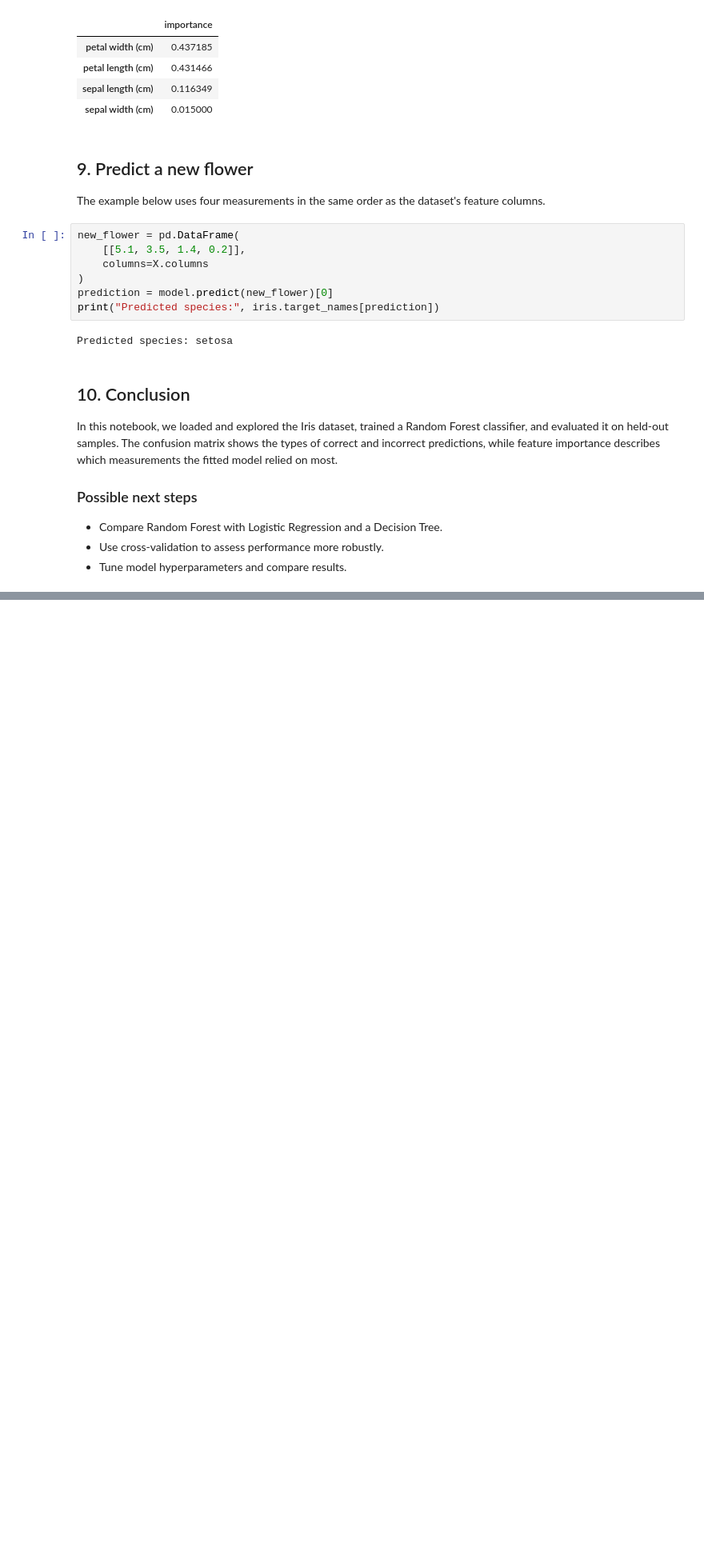
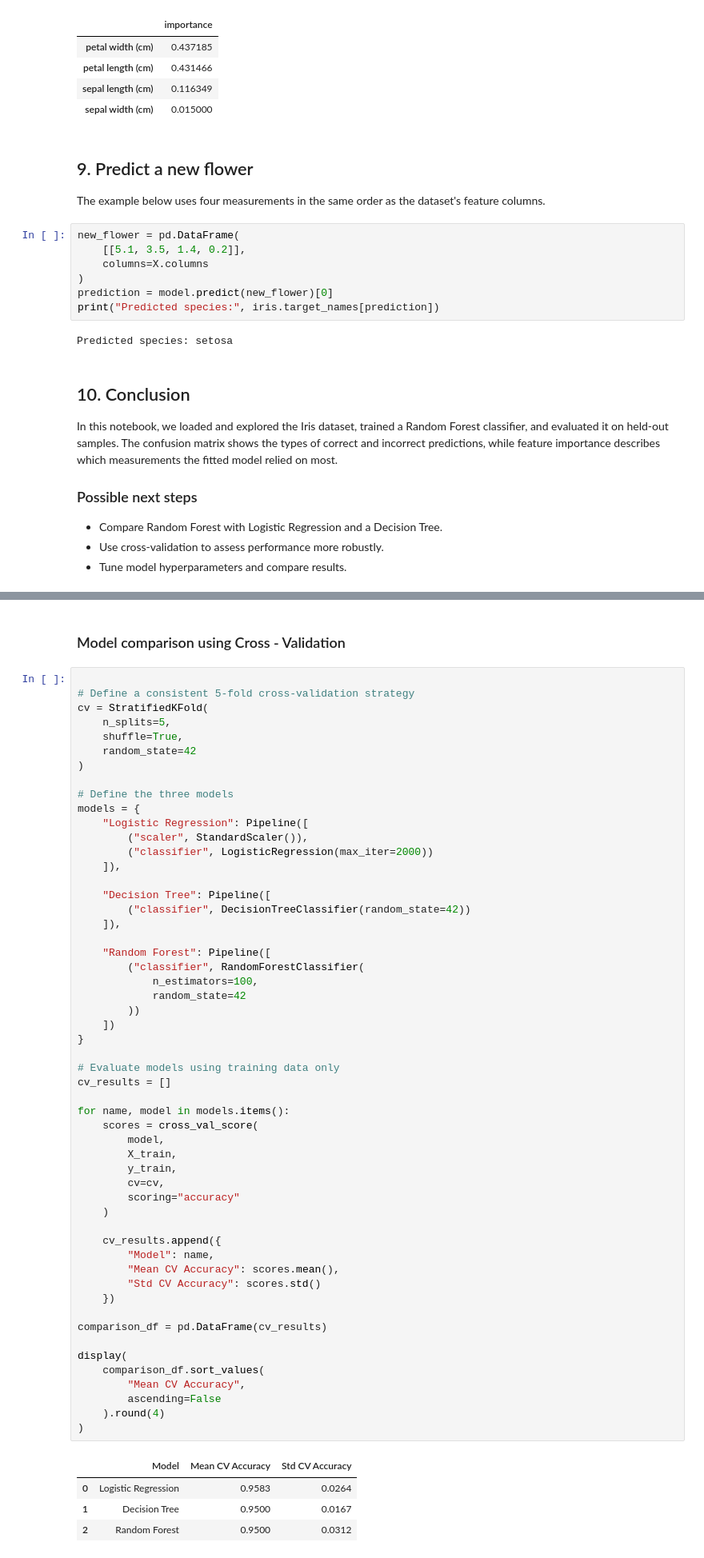
Before and after one commit to Zain62543/Random-forest-classifiers-, a Jupyter notebook: notebooks/RandomForest_Example.ipynb, the cells around one changed output, grey strips where cells are left out. Shown at 80% size. Saved outputs shown, nothing was run; the diff lists cells and outputs as text; blank space fills up the shorter version.

```diff
--- a/notebooks/RandomForest_Example.ipynb
+++ b/notebooks/RandomForest_Example.ipynb
@@ -177,0 +190,61 @@ In this notebook, we loaded and explored the Iris dataset, trained a Random Fore
+# %% [markdown]
+### Model comparison using Cross - Validation
+# %%
+
+# Define a consistent 5-fold cross-validation strategy
+cv = StratifiedKFold(
+    n_splits=5,
+    shuffle=True,
+    random_state=42
+)
+
+# Define the three models
+models = {
+    "Logistic Regression": Pipeline([
+        ("scaler", StandardScaler()),
+        ("classifier", LogisticRegression(max_iter=2000))
+    ]),
+
+    "Decision Tree": Pipeline([
+        ("classifier", DecisionTreeClassifier(random_state=42))
+    ]),
+
+    "Random Forest": Pipeline([
+        ("classifier", RandomForestClassifier(
+            n_estimators=100,
+            random_state=42
+        ))
+    ])
+}
+
+# Evaluate models using training data only
+cv_results = []
+
+for name, model in models.items():
+    scores = cross_val_score(
+        model,
+        X_train,
+        y_train,
+        cv=cv,
+        scoring="accuracy"
+    )
+
+    cv_results.append({
+        "Model": name,
+        "Mean CV Accuracy": scores.mean(),
+        "Std CV Accuracy": scores.std()
+    })
+
+comparison_df = pd.DataFrame(cv_results)
+
+display(
+    comparison_df.sort_values(
+        "Mean CV Accuracy",
+        ascending=False
+    ).round(4)
+)
+# %% [output]
+|  | Model | Mean CV Accuracy | Std CV Accuracy |
+| 0 | Logistic Regression | 0.9583 | 0.0264 |
+| 1 | Decision Tree | 0.9500 | 0.0167 |
+| 2 | Random Forest | 0.9500 | 0.0312 |
```
Also changed, not shown: parts of 9 cells of this notebook.
